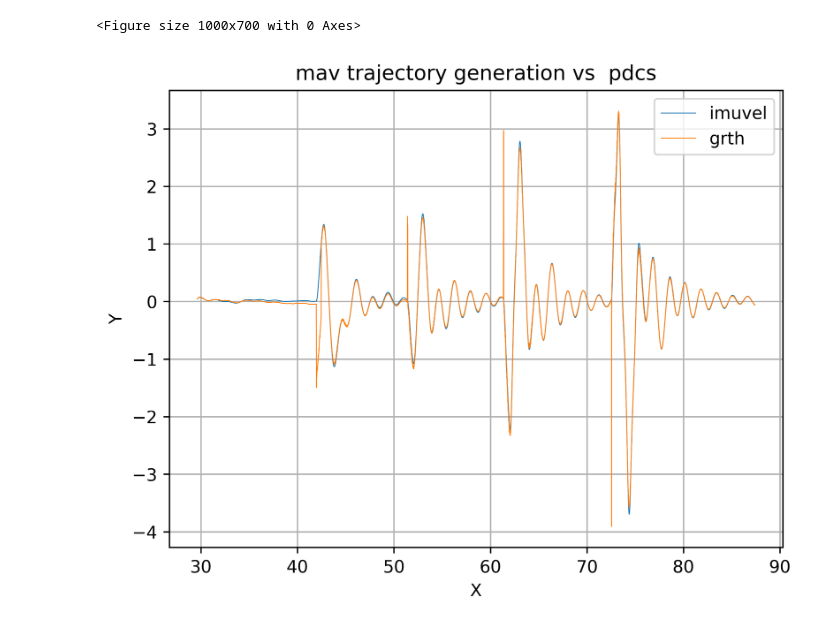
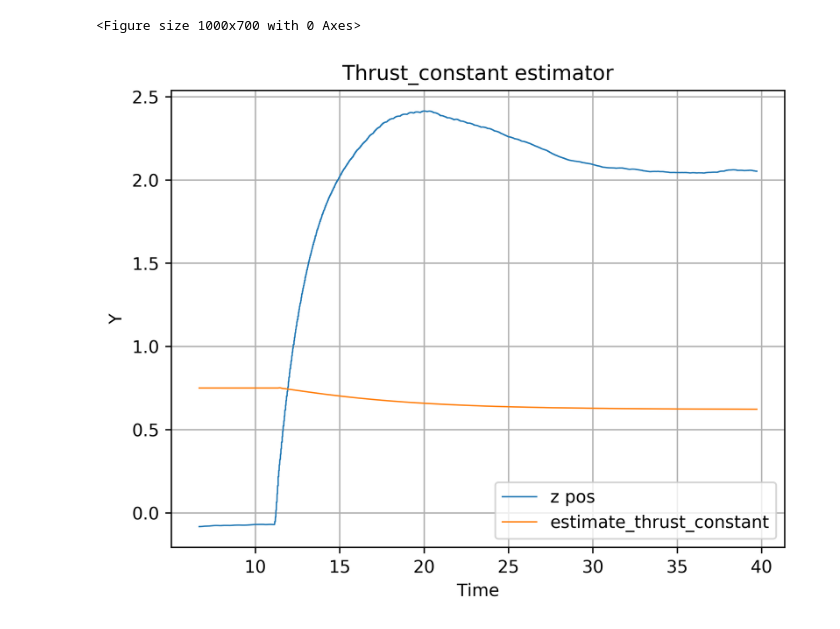
Before and after one commit to ana-lys/geo_ctl, a Jupyter notebook: src/zmatplotlib.ipynb, the cells around one changed output. Saved outputs shown, nothing was run; the diff lists cells and outputs as text; code cells hidden in the pictures.

```diff
--- a/src/zmatplotlib.ipynb
+++ b/src/zmatplotlib.ipynb
@@ -19,23 +19,23 @@ data_blue.head()
 # %%
 plt.figure(figsize=(10,7))   # Set the size of your plot. It will determine the relative size of all the labels.
 plt.figure(dpi=600)
-plt.plot(data_blue['TimeStamp'],data_blue['a13'],label="gazebo_ground_truth",linewidth =0.5)
-plt.plot(data_blue['TimeStamp'],data_blue['a16'],label="imu_velx",linewidth =0.5)
+# plt.plot(data_blue['TimeStamp'],data_blue['a13'],label="gazebo_ground_truth",linewidth =0.5)
+# plt.plot(data_blue['TimeStamp'],data_blue['a16'],label="imu_velx",linewidth =0.5)
 
-# plt.plot(data_blue['TimeStamp'],data_blue['setX1'],label="Y",linewidth =0.3)
-# plt.plot(data_blue['TimeStamp'],data_blue['setX'],label="X",linewidth =0.3)
+plt.plot(data_blue['TimeStamp'],data_blue['a3'],label="z pos",linewidth =0.8)
+plt.plot(data_blue['TimeStamp'],data_blue['a4'] * 10,label="estimate_thrust_constant",linewidth =0.8)
 
 # plt.plot(data_blue['TimeStamp'],data_blue['odoX'],label="X",linewidth =0.3)
 # plt.plot(data_blue['TimeStamp'],data_blue['odoX2'],label="Y",linewidth =0.3)
 # plt.plot(data_blue['TimeStamp'],data_blue['odoX3'],label="yaw",linewidth =0.3)
  # Plot a curve.
-plt.xlabel("X")
+plt.xlabel("Time")
 plt.ylabel("Y")
-plt.title("mav trajectory generation vs  pdcs")
+plt.title("Thrust_constant estimator")
 plt.legend()
 plt.grid()
-plt.savefig('/home/analys/rigid_link_log/newdnorag_a.png', dpi=600)
+plt.savefig('/home/analys/rigid_link_log/Thrust_estimate_2', dpi=600)
 plt.show()
 # %% [output]
 <Figure size 1000x700 with 0 Axes>
-[figure, old version]
+[figure, new version]
```
Also changed, not shown: parts of 1 cell of this notebook, 20 other files.
